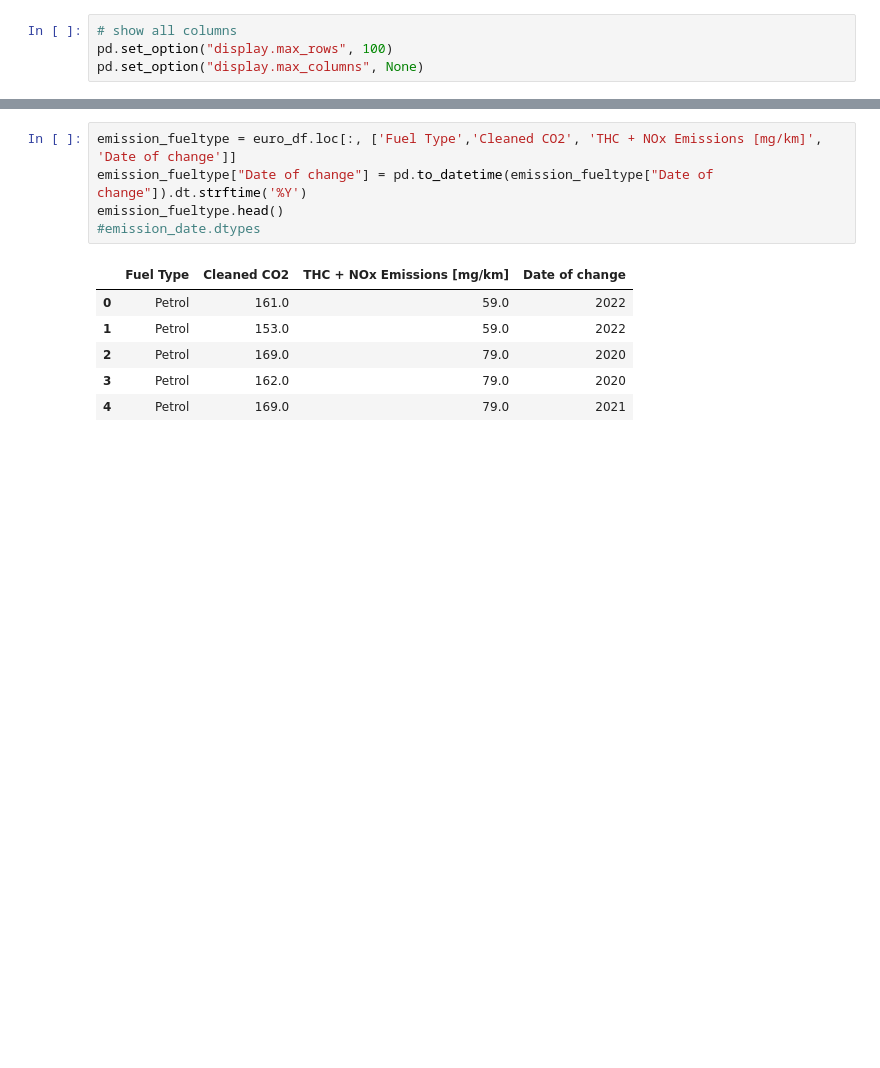
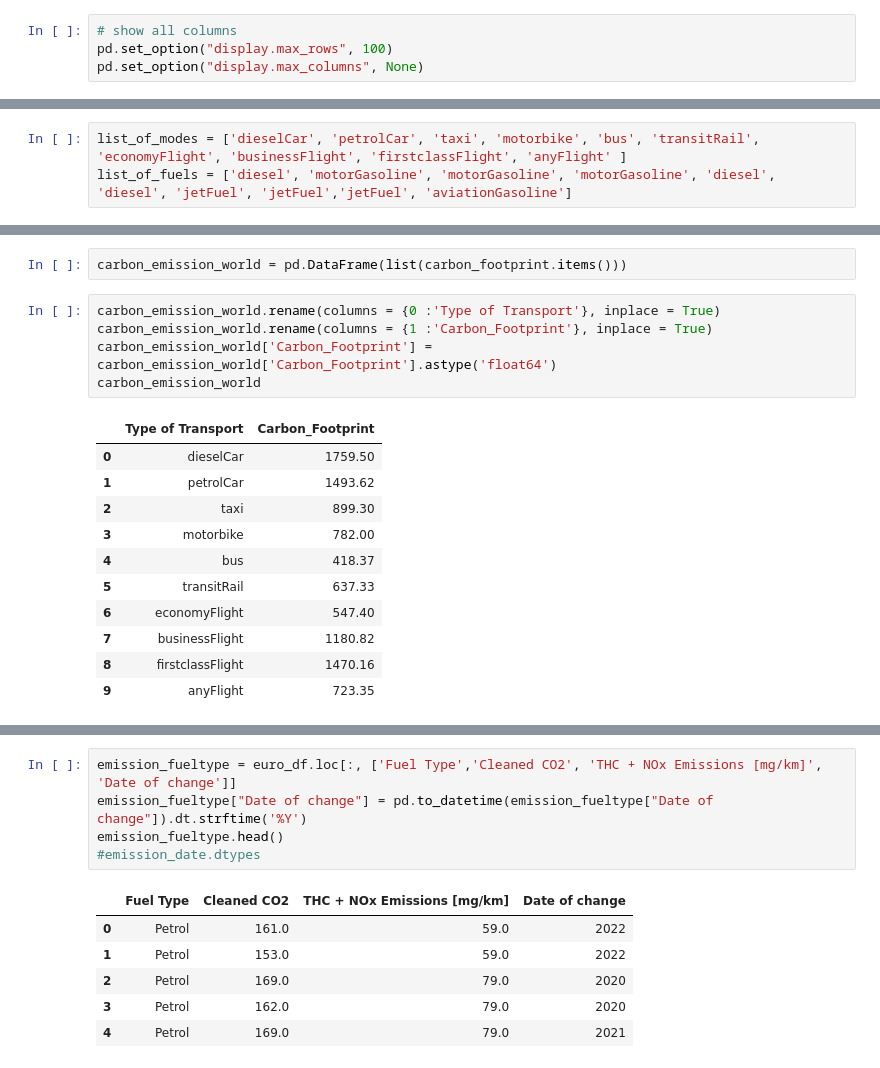
Before and after one commit to grilgamesh/How-important-is-the-change-to-electric-cars-, a Jupyter notebook: datalook.ipynb, the cells around one changed output, grey strips where cells are left out. Saved outputs shown, nothing was run; the diff lists cells and outputs as text; blank space fills up the shorter version.

```diff
--- a/datalook.ipynb
+++ b/datalook.ipynb
@@ -27,0 +29,3 @@ pd.set_option("display.max_columns", None)
+# %%
+list_of_modes = ['dieselCar', 'petrolCar', 'taxi', 'motorbike', 'bus', 'transitRail', 'economyFlight', 'businessFlight', 'firstclassFlight', 'anyFlight' ]
+list_of_fuels = ['diesel', 'motorGasoline', 'motorGasoline', 'motorGasoline', 'diesel', 'diesel', 'jetFuel', 'jetFuel','jetFuel', 'aviationGasoline']
@@ -27,0 +65,19 @@ pd.set_option("display.max_columns", None)
+# %%
+carbon_emission_world = pd.DataFrame(list(carbon_footprint.items()))
+# %%
+carbon_emission_world.rename(columns = {0 :'Type of Transport'}, inplace = True)
+carbon_emission_world.rename(columns = {1 :'Carbon_Footprint'}, inplace = True)
+carbon_emission_world['Carbon_Footprint'] = carbon_emission_world['Carbon_Footprint'].astype('float64')
+carbon_emission_world
+# %% [output]
+|  | Type of Transport | Carbon_Footprint |
+| 0 | dieselCar | 1759.50 |
+| 1 | petrolCar | 1493.62 |
+| 2 | taxi | 899.30 |
+| 3 | motorbike | 782.00 |
+| 4 | bus | 418.37 |
+| 5 | transitRail | 637.33 |
+| 6 | economyFlight | 547.40 |
+| 7 | businessFlight | 1180.82 |
+| 8 | firstclassFlight | 1470.16 |
+| 9 | anyFlight | 723.35 |
```
Also changed, not shown: parts of 7 cells of this notebook.
